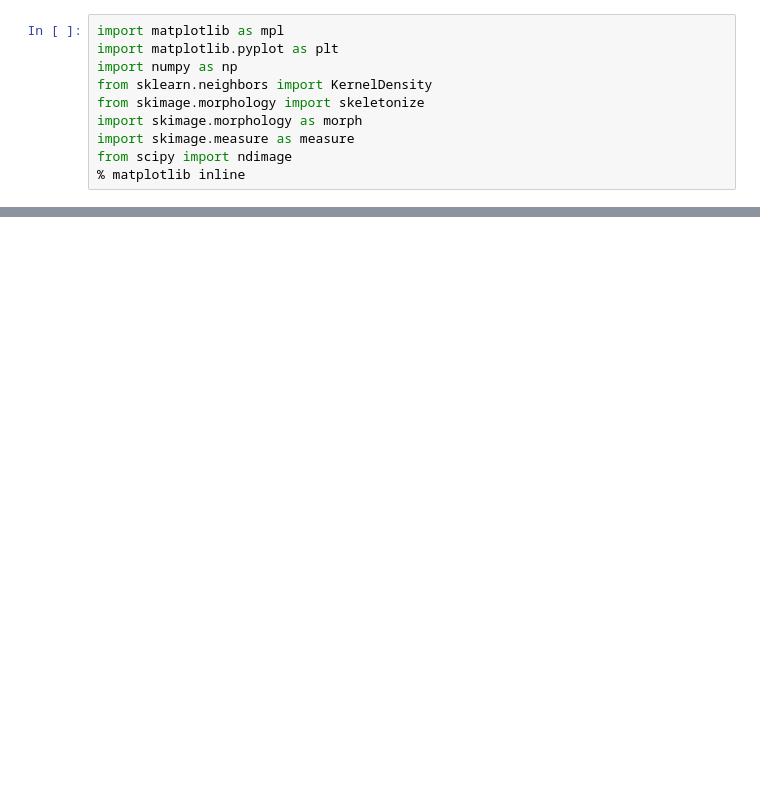
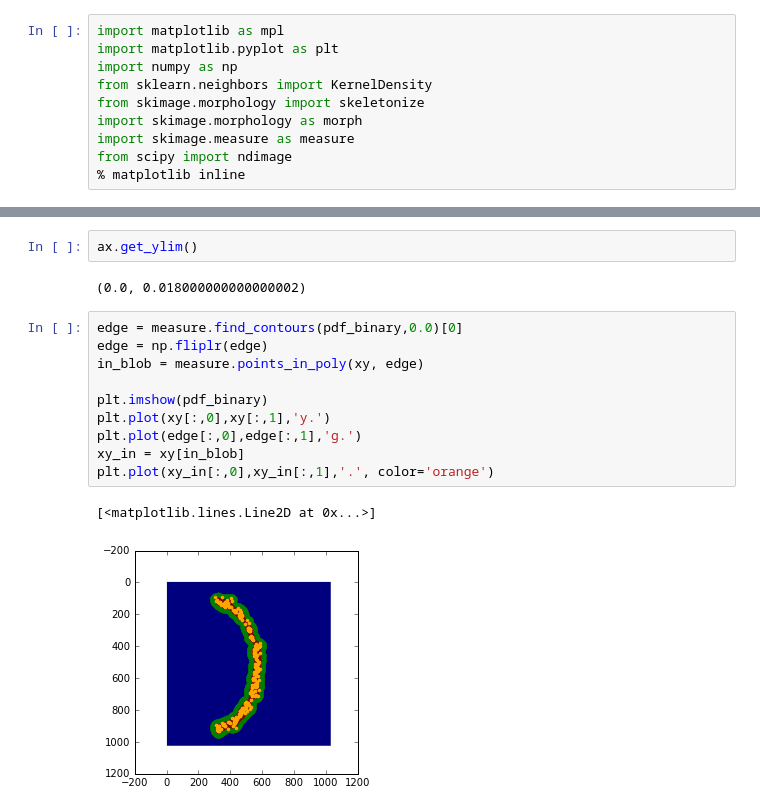
Before and after one commit to LukeBarnard/solarstormwatchiianalysis, a Jupyter notebook: code/Thinning test.ipynb, the cells around one changed output, grey strips where cells are left out. Drawn from its saved outputs; the diff is of its cells as text; blank space fills up the shorter version.

```diff
--- a/code/Thinning test.ipynb
+++ b/code/Thinning test.ipynb
@@ -98,0 +137,17 @@ contours
+# %%
+ax.get_ylim()
+# %% [output]
+(0.0, 0.018000000000000002)
+# %%
+edge = measure.find_contours(pdf_binary,0.0)[0]
+edge = np.fliplr(edge)
+in_blob = measure.points_in_poly(xy, edge)
+
+plt.imshow(pdf_binary)
+plt.plot(xy[:,0],xy[:,1],'y.')
+plt.plot(edge[:,0],edge[:,1],'g.')
+xy_in = xy[in_blob]
+plt.plot(xy_in[:,0],xy_in[:,1],'.', color='orange')
+# %% [output]
+[<matplotlib.lines.Line2D at 0x...>]
+[figure, added]
```
Also changed, not shown: parts of 6 cells of this notebook, 2 other files.
